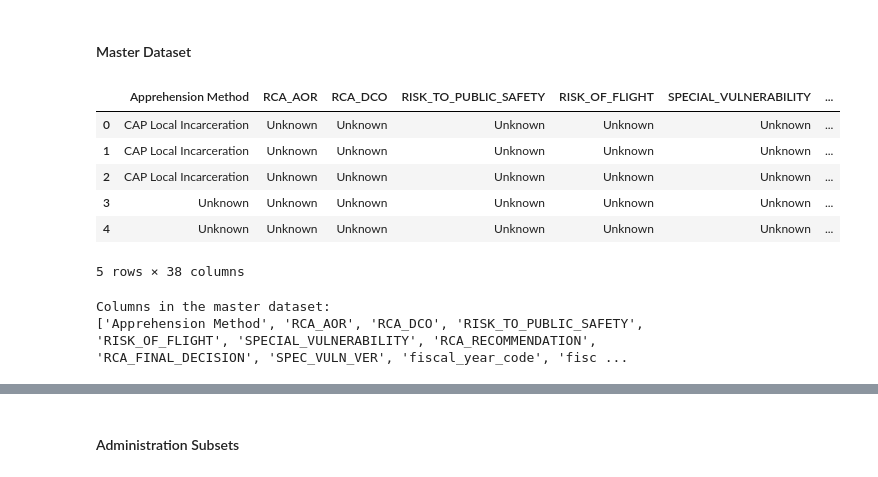
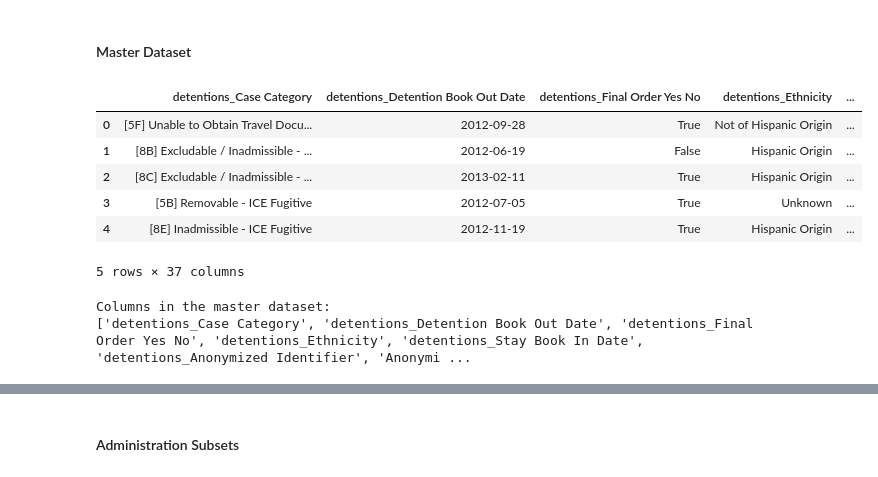
Before and after one commit to emilynnguyen1/ICE-Outcomes, a Jupyter notebook: notebooks/Exploratory-Data-Analysis.ipynb, the cells around one changed output, grey strips where cells are left out. Saved outputs shown, nothing was run; the diff lists cells and outputs as text; code cells hidden in the pictures.

Commit message:
Data cleaning + feature engineering

```diff
--- a/notebooks/Exploratory-Data-Analysis.ipynb
+++ b/notebooks/Exploratory-Data-Analysis.ipynb
@@ -12,6 +12,6 @@ Initial setup — load dataset, inspect column names, data types, duplicates, an
 # %%
 # Load the CSV from your local path
-df = pd.read_csv("../data/ICE_Master_Clean.csv")
+df = pd.read_csv("../data/ICE_Master_Cleaned.csv")
 
 # Print all column names
 print("Column Names:")
@@ -586,0 +423,11 @@ All missing values filled — no NaNs remaining
+# %%
+# Criminal justice / detention flags
+df_cleaned['is_CAP_arrest'] = df_cleaned['arrests_Apprehension Method'].str.contains('CAP', na=False).astype(int)
+df_cleaned['is_287g_arrest'] = df_cleaned['arrests_Apprehension Method'].str.contains('287', na=False).astype(int)
+df_cleaned['is_custodial_arrest'] = (df_cleaned['arrests_Apprehension Method'] == 'Custodial Arrest').astype(int)
+
+# Case complexity / threat
+df_cleaned['case_threat_numeric'] = df_cleaned['detentions_Case Threat Level'].replace('Unknown', 0).astype(float)
+
+# Quick check
+print(df_cleaned[['is_CAP_arrest','is_287g_arrest','is_custodial_arrest', 'case_threat_numeric']].head())
@@ -586,0 +474,29 @@ All missing values filled — no NaNs remaining
+# %%
+# Ethnicity -> is_hispanic
+df_cleaned['is_hispanic'] = df_cleaned['detentions_Ethnicity'].apply(
+    lambda x: 1 if x == 'Hispanic Origin' else 0
+)
+
+# Gender -> is_male
+df_cleaned['is_male'] = df_cleaned['detentions_Gender'].apply(
+    lambda x: 1 if x == 'Male' else 0
+)
+
+# Entry status -> is_PWA (Present Without Authorization)
+df_cleaned['is_PWA'] = df_cleaned['detentions_Entry Status'].apply(
+    lambda x: 1 if isinstance(x, str) and 'PWA' in x else 0
+)
+
+# Flag if the person is an asylum seeker or refugee
+df_cleaned['is_asylum_seeker'] = df_cleaned['detentions_Entry Status'].str.contains(
+    'Asylum|Refugee', case=False, na=False
+).astype(int)
+
+# Compute age at detention
+df_cleaned['age_at_detention'] = df_cleaned['year'] - df_cleaned['detentions_Birth Year']
+
+# Flag if juvenile (under 18)
+df_cleaned['is_juvenile'] = (df_cleaned['age_at_detention'] < 18).astype(int)
+
+# Quick check
+print(df_cleaned[['is_hispanic','is_male','is_PWA', 'is_asylum_seeker', 'detentions_Birth Year', 'year', 'age_at_detention', 'is_juvenile']].head())
@@ -591,21 +521,21 @@ All missing values filled — no NaNs remaining
 #### Master Dataset
 # %%
 # master dataset ready for modeling
-df.head()
+df_cleaned.head()
 # %% [output]
-|  | Apprehension Method | RCA_AOR | RCA_DCO | RISK_TO_PUBLIC_SAFETY | RISK_OF_FLIGHT | SPECIAL_VULNERABILITY | ... |
-| 0 | CAP Local Incarceration | Unknown | Unknown | Unknown | Unknown | Unknown | ... |
-| 1 | CAP Local Incarceration | Unknown | Unknown | Unknown | Unknown | Unknown | ... |
-| 2 | CAP Local Incarceration | Unknown | Unknown | Unknown | Unknown | Unknown | ... |
-| 3 | Unknown | Unknown | Unknown | Unknown | Unknown | Unknown | ... |
-| 4 | Unknown | Unknown | Unknown | Unknown | Unknown | Unknown | ... |
+|  | detentions_Case Category | detentions_Detention Book Out Date | detentions_Final Order Yes No | detentions_Ethnicity | ... |
+| 0 | [5F] Unable to Obtain Travel Docu... | 2012-09-28 | True | Not of Hispanic Origin | ... |
+| 1 | [8B] Excludable / Inadmissible - ... | 2012-06-19 | False | Hispanic Origin | ... |
+| 2 | [8C] Excludable / Inadmissible - ... | 2013-02-11 | True | Hispanic Origin | ... |
+| 3 | [5B] Removable - ICE Fugitive | 2012-07-05 | True | Unknown | ... |
+| 4 | [8E] Inadmissible - ICE Fugitive | 2012-11-19 | True | Hispanic Origin | ... |
-5 rows × 38 columns
+5 rows × 37 columns
 # %%
 
 print("Columns in the master dataset:")
-print(df.columns.tolist())
+print(df_cleaned.columns.tolist())
 # %% [output]
 Columns in the master dataset:
-['Apprehension Method', 'RCA_AOR', 'RCA_DCO', 'RISK_TO_PUBLIC_SAFETY', 'RISK_OF_FLIGHT', 'SPECIAL_VULNERABILITY', 'RCA_RECOMMENDATION', 'RCA_FINAL_DECISION', 'SPEC_VULN_VER', 'fiscal_year_code', 'fisc ...
+['detentions_Case Category', 'detentions_Detention Book Out Date', 'detentions_Final Order Yes No', 'detentions_Ethnicity', 'detentions_Stay Book In Date', 'detentions_Anonymized Identifier', 'Anonymi ...
 # %%
 # Save the cleaned master DataFrame to a CSV
```
Also changed, not shown: parts of 61 cells of this notebook, 1 other file.
